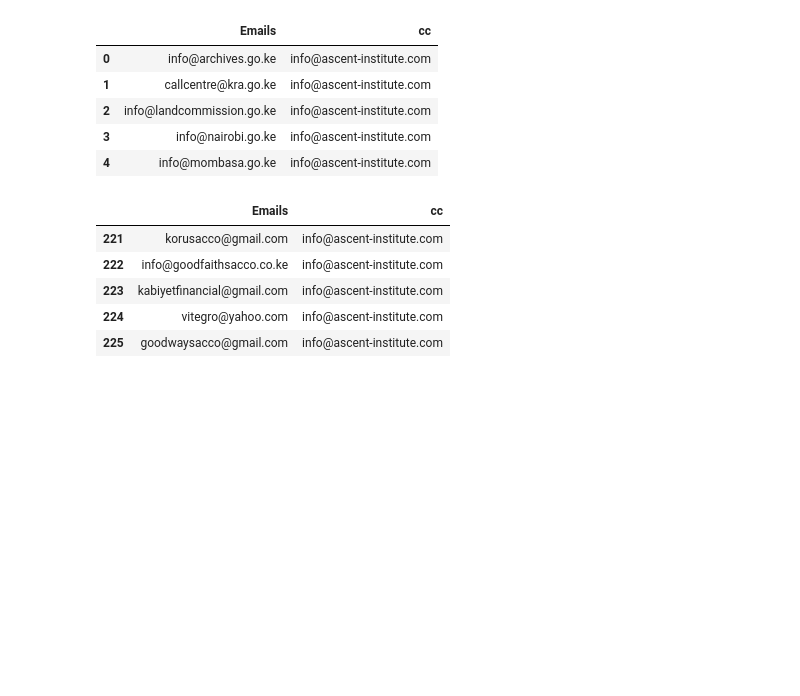
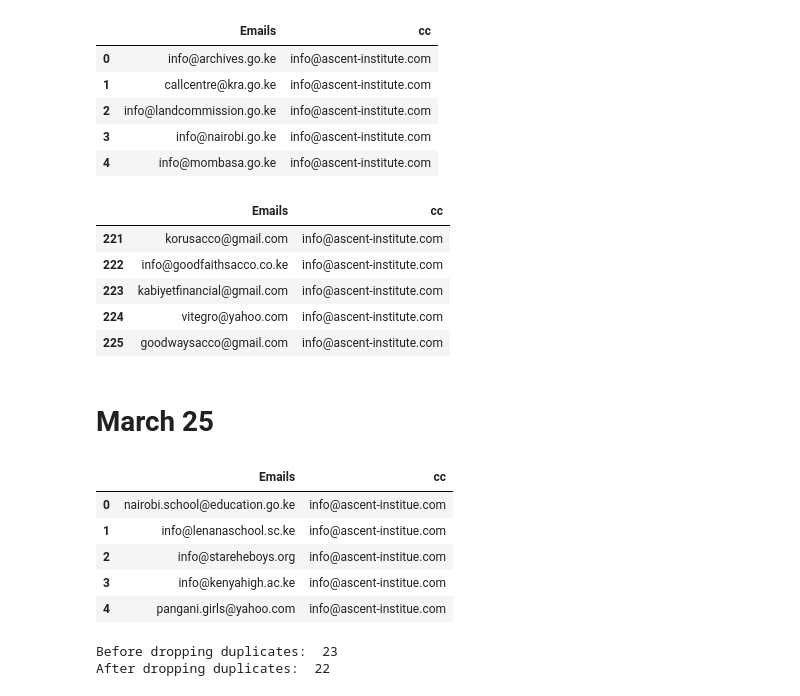
Before and after one commit to IainMosima/bulk-email-sender, a Jupyter notebook: analysis.ipynb, the cells around one changed output. Cells and saved outputs as stored; diff of their text form; code cells hidden in the pictures; blank space fills up the shorter version.

```diff
--- a/analysis.ipynb
+++ b/analysis.ipynb
@@ -457,3 +457,23 @@ df_merged.tail()
 | 225 | goodwaysacco@gmail.com | info@ascent-institute.com |
 # %%
 df_merged.to_csv('combined-emails-march-24.csv', index=False)
+# %% [markdown]
+# March 25
+# %%
+df_school_emails = pd.read_csv("emails/march-25/school-emails.csv")
+df_school_emails["cc"] = "info@ascent-institue.com"
+df_school_emails.head()
+# %% [output]
+|  | Emails | cc |
+| 0 | nairobi.school@education.go.ke | info@ascent-institue.com |
+| 1 | info@lenanaschool.sc.ke | info@ascent-institue.com |
+| 2 | info@stareheboys.org | info@ascent-institue.com |
+| 3 | info@kenyahigh.ac.ke | info@ascent-institue.com |
+| 4 | pangani.girls@yahoo.com | info@ascent-institue.com |
+# %%
+print("Before dropping duplicates: ", len(df_school_emails))
+df_school_emails.drop_duplicates(subset=["Emails"], inplace=True)
+print("After dropping duplicates: ", len(df_school_emails))
+# %% [output]
+Before dropping duplicates:  23
+After dropping duplicates:  22
```
Also changed, not shown: parts of 1 cell of this notebook, 3 other files.
